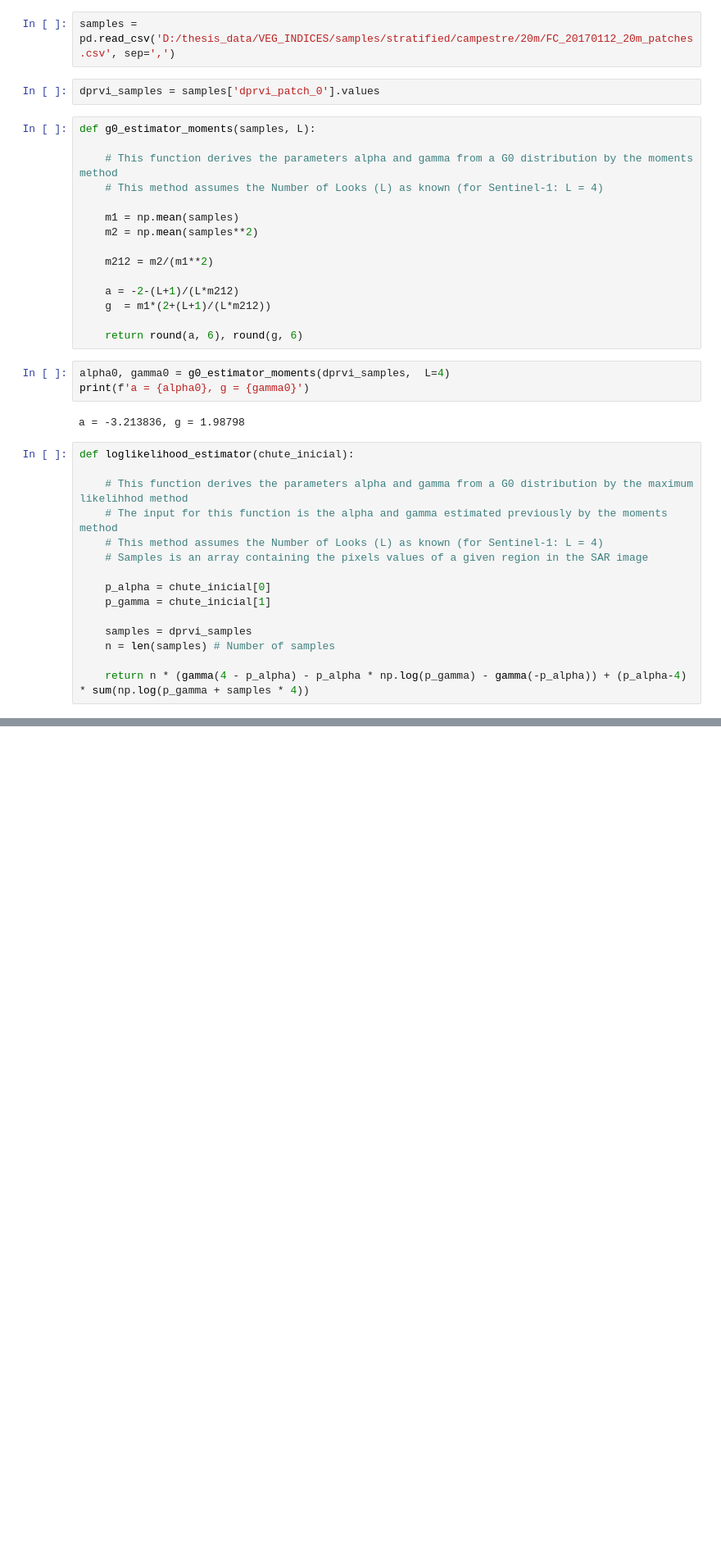
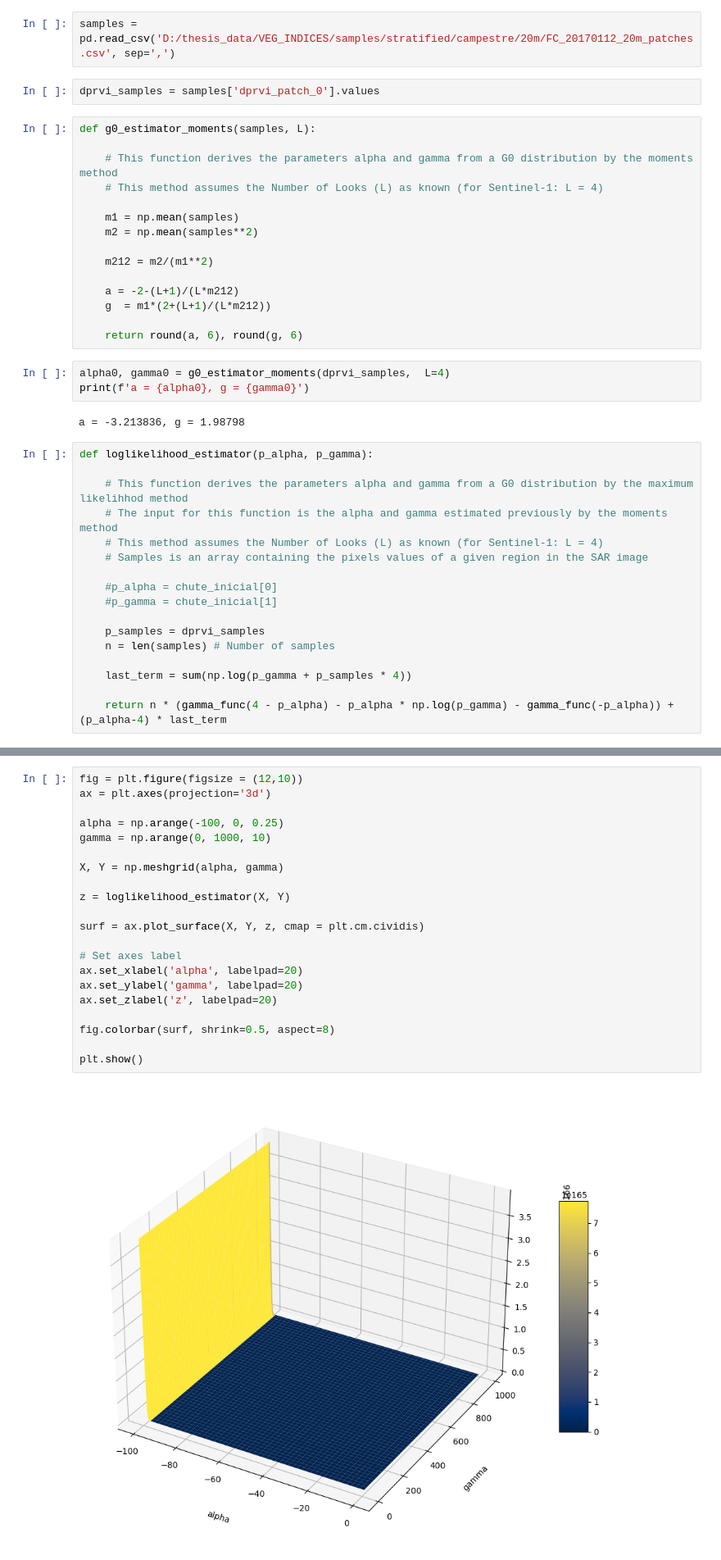
Before and after one commit to JalesBussinguer/sar_polarimetric_tools, a Jupyter notebook: g0_params.ipynb, the cells around one changed output, grey strips where cells are left out. Shown: that part at 82% size. Drawn from its saved outputs; the diff is of its cells as text; blank space fills up the shorter version.

```diff
--- a/g0_params.ipynb
+++ b/g0_params.ipynb
@@ -29,17 +31,19 @@ print(f'a = {alpha0}, g = {gamma0}')
 # %% [output]
 a = -3.213836, g = 1.98798
 # %%
-def loglikelihood_estimator(chute_inicial):
+def loglikelihood_estimator(p_alpha, p_gamma):
 
     # This function derives the parameters alpha and gamma from a G0 distribution by the maximum likelihhod method
     # The input for this function is the alpha and gamma estimated previously by the moments method
     # This method assumes the Number of Looks (L) as known (for Sentinel-1: L = 4)
     # Samples is an array containing the pixels values of a given region in the SAR image
 
-    p_alpha = chute_inicial[0]
-    p_gamma = chute_inicial[1]
+    #p_alpha = chute_inicial[0]
+    #p_gamma = chute_inicial[1]
 
-    samples = dprvi_samples
+    p_samples = dprvi_samples
     n = len(samples) # Number of samples
 
-    return n * (gamma(4 - p_alpha) - p_alpha * np.log(p_gamma) - gamma(-p_alpha)) + (p_alpha-4) * sum(np.log(p_gamma + samples * 4))
+    last_term = sum(np.log(p_gamma + p_samples * 4))
+
+    return n * (gamma_func(4 - p_alpha) - p_alpha * np.log(p_gamma) - gamma_func(-p_alpha)) + (p_alpha-4) * last_term
@@ -53,0 +50,23 @@ results.x[0]
+# %%
+fig = plt.figure(figsize = (12,10))
+ax = plt.axes(projection='3d')
+
+alpha = np.arange(-100, 0, 0.25)
+gamma = np.arange(0, 1000, 10)
+
+X, Y = np.meshgrid(alpha, gamma)
+
+z = loglikelihood_estimator(X, Y)
+
+surf = ax.plot_surface(X, Y, z, cmap = plt.cm.cividis)
+
+# Set axes label
+ax.set_xlabel('alpha', labelpad=20)
+ax.set_ylabel('gamma', labelpad=20)
+ax.set_zlabel('z', labelpad=20)
+
+fig.colorbar(surf, shrink=0.5, aspect=8)
+
+plt.show()
+# %% [output]
+[figure, added]
```
Also changed, not shown: parts of 4 cells of this notebook.
